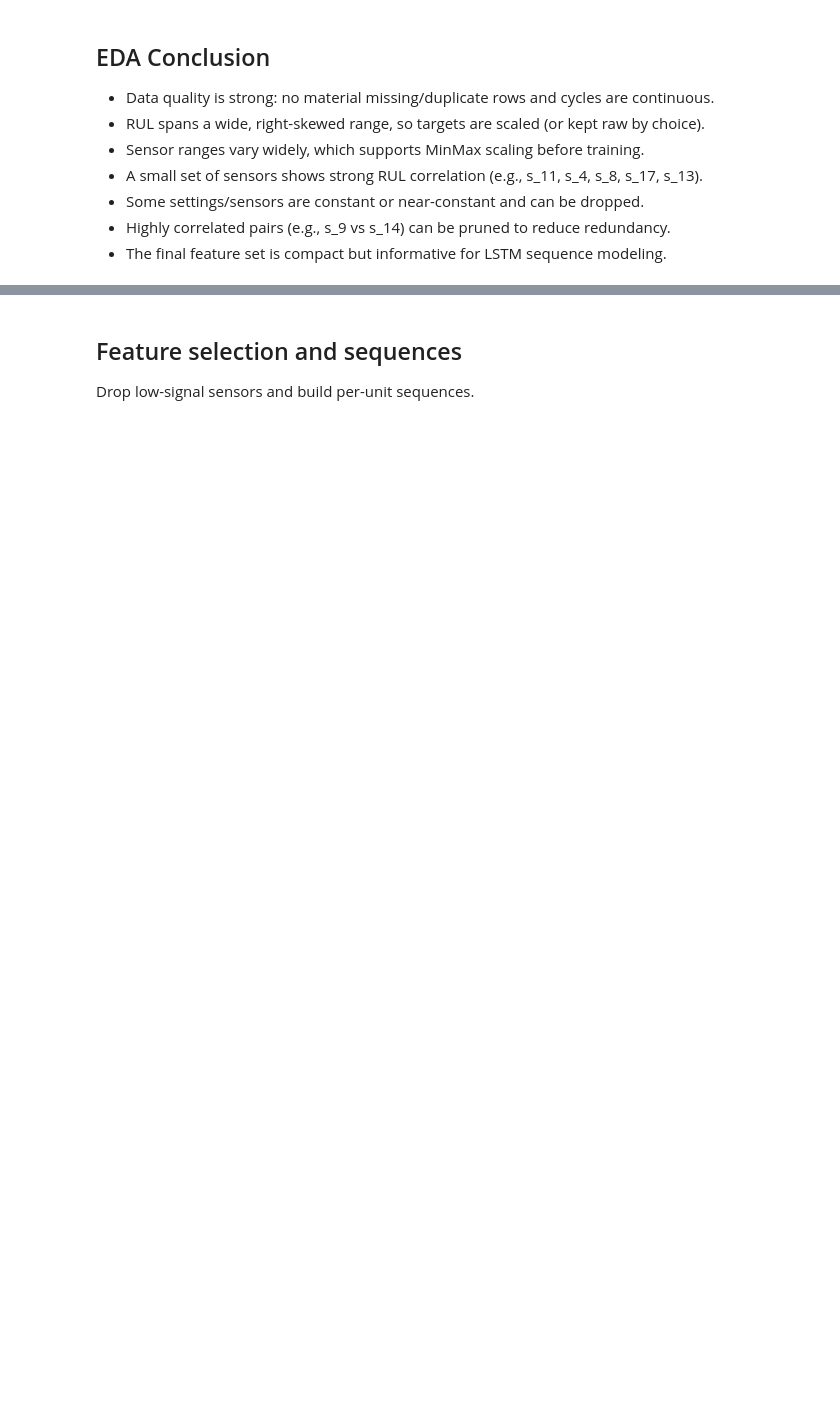
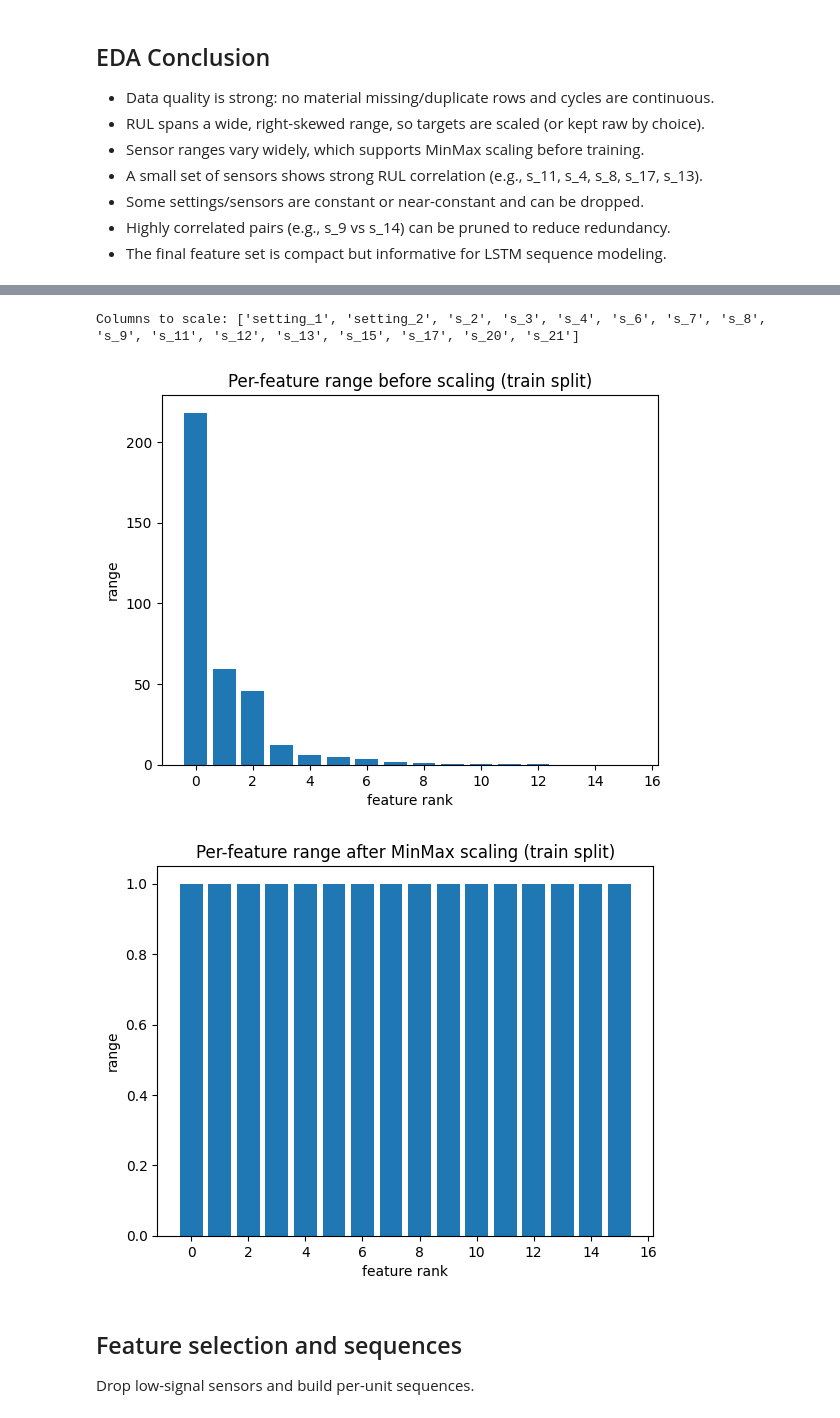
Before and after one commit to liminm/rul-lstm-rul-prediction, a Jupyter notebook: notebook copy.ipynb, the cells around one changed output, grey strips where cells are left out. Cells and saved outputs as stored; diff of their text form; code cells hidden in the pictures; blank space fills up the shorter version.

```diff
--- a/notebook copy.ipynb
+++ b/notebook copy.ipynb
@@ -664,8 +700,8 @@ from sklearn.preprocessing import MinMaxScaler
 
 not_scaled_cols = ['unit_nr', 'RUL', 'max_cycle', 'time_cycles']
 
-col_set = set(col_names)
-columns_to_scale = [col for col in col_names if col not in not_scaled_cols]
+col_set = train_split_df.columns
+columns_to_scale = [col for col in col_set if col not in not_scaled_cols]
 
 print("Columns to scale:", columns_to_scale)
 
@@ -700,3 +769,37 @@ scaled_val_split_df.head()
+# %%
+import matplotlib.pyplot as plt
+import numpy as np
+
+columns_to_scale = setting_names + sensor_names
+
+not_scaled_cols = ['unit_nr', 'RUL', 'max_cycle', 'time_cycles']
+
+col_set = train_split_df.columns
+columns_to_scale = [col for col in col_set if col not in not_scaled_cols]
+
+print("Columns to scale:", columns_to_scale)
+
+ranges = (train_split_df[columns_to_scale].max() - train_split_df[columns_to_scale].min()).sort_values(ascending=False)
+
+plt.figure()
+plt.bar(np.arange(len(ranges)), ranges.to_numpy())
+plt.title("Per-feature range before scaling (train split)")
+plt.xlabel("feature rank")
+plt.ylabel("range")
+plt.show()
+
+scaled_ranges = (scaled_train_split_df[columns_to_scale].max() - scaled_train_split_df[columns_to_scale].min()).sort_values(ascending=False)
+
+plt.figure()
+plt.bar(np.arange(len(scaled_ranges)), scaled_ranges.to_numpy())
+plt.title("Per-feature range after MinMax scaling (train split)")
+plt.xlabel("feature rank")
+plt.ylabel("range")
+plt.show()
+# %% [output]
+Columns to scale: ['setting_1', 'setting_2', 's_2', 's_3', 's_4', 's_6', 's_7', 's_8', 's_9', 's_11', 's_12', 's_13', 's_15', 's_17', 's_20', 's_21']
+[figure, added]
+[figure, added]
 # %% [markdown]
 ## Feature selection and sequences
 Drop low-signal sensors and build per-unit sequences.
```
Also changed, not shown: parts of 38 cells of this notebook.
